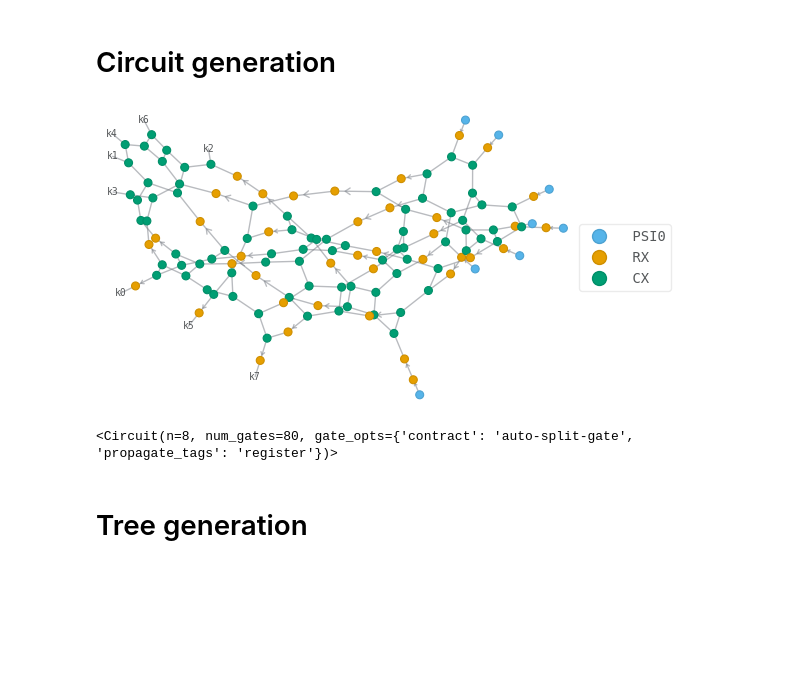
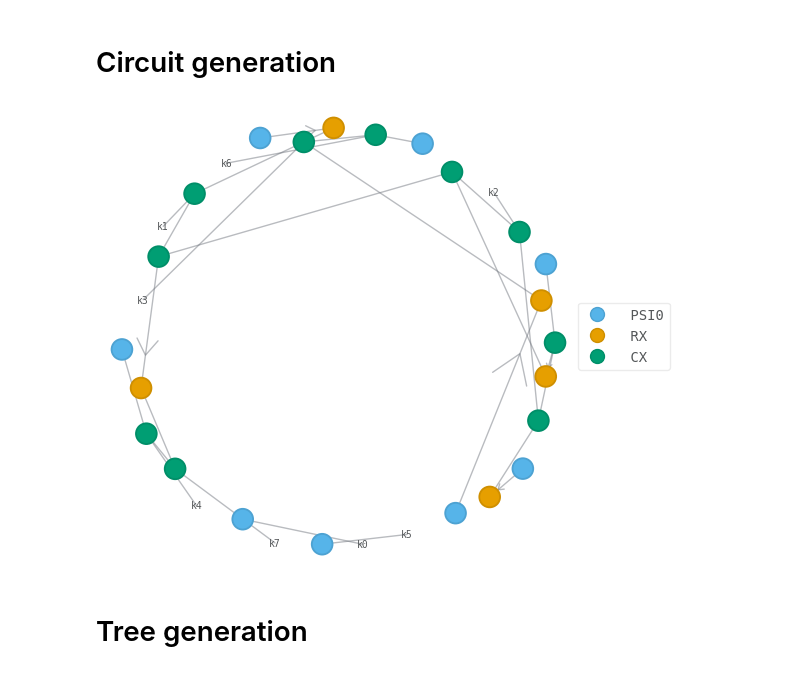
Before and after one commit to quantum-brutus/Tensor_Networks_topology, a Jupyter notebook: random_tree_benchmark.ipynb, the cells around one changed output. Saved outputs shown, nothing was run; the diff lists cells and outputs as text; code cells hidden in the pictures; blank space fills up the shorter version.

Commit message:
benchmarks trees

```diff
--- a/random_tree_benchmark.ipynb
+++ b/random_tree_benchmark.ipynb
@@ -20,7 +21,7 @@ def generate_semi_random_entangled_circuits(num_qubits, num_layers, seed = None,
     ## 1ere idée : faire des circuits quantiques aléatoires intriqués fortement
     rng = np.random.default_rng(seed=seed)
     angles = 2 * np.pi * rng.random((num_layers, num_qubits))
-    print(angles)
+    # print(angles)
 
     # besoin du nombre de couche, de la seed du random
     circ = qtn.Circuit(N=num_qubits)
@@ -40,7 +41,7 @@ def generate_semi_random_entangled_circuits(num_qubits, num_layers, seed = None,
     if plot :
         circ.psi.draw(color=['PSI0', 'RX', 'CX'])
 
-    print(circ)
+    # print(circ)
     return circ
 
 
@@ -51,10 +52,15 @@ def plot_connectivity_and_max_mst(circ, return_adjacency_matrix=False, plot = Fa
     G = nx.Graph()
     edge_weights = defaultdict(int)
 
+    # make sur all qubits are part of the graph/tree
+    for q1 in range(circ.N):
+        for q2 in range(circ.N):
+            edge_weights[(q1, q2)] += 1
+
     for gate in circ.gates:
         if len(gate.qubits) == 2:
             q1, q2 = sorted(gate.qubits)
-            edge_weights[(q1, q2)] += 1
+            edge_weights[(q1, q2)] += 5
 
     for (q1, q2), weight in edge_weights.items():
         G.add_edge(q1, q2, weight=weight)
@@ -116,38 +122,70 @@ def generate_random_entangled_circuits(num_qubits, num_layers, seed1=None, seed2
     cnot_pairs = [
         pairs[i * num_qubits:(i + 1) * num_qubits]
         for i in range(num_layers)
     ]
 
     # --- Construction du circuit ---
     circ = qtn.Circuit(N=num_qubits)
 
     for i in range(num_layers):
         for qubit in range(num_qubits):
             circ.rx(theta=angles[i][qubit], i=qubit)
 
         for ctrl, tgt in cnot_pairs[i]:
             circ.cnot(ctrl, tgt)
 
     # --- Affichage optionnel ---
     if plot:
         circ.psi.draw(color=['PSI0', 'RX', 'CX'])
 
-    print(circ)
+    # print(circ)
     return circ
 
+def generate_random_circuit(num_qubits,num_gates,seed1=None,seed2=None,plot=False):
+    circ = qtn.Circuit(N=num_qubits)
 
-circ = generate_random_entangled_circuits(
+    rng_angles = np.random.default_rng(seed=seed1)
+    angles = rng_angles.random(num_gates)
+
+    rng_cnots = np.random.default_rng(seed=None)
+    cnots = []
+
+    while len(cnots) < num_gates:
+        ctrl,tgt = rng_cnots.integers(low=0,high=num_qubits,size = 2)
+        if ctrl != tgt:
+            cnots.append([ctrl,tgt])
+
+    for i in range(num_gates):
+        ctrl = cnots[i][0]
+        tgt = cnots[i][1]
+        # print(ctrl,tgt)
+
+        circ.rx(theta=angles[i], i=tgt)
+        circ.cnot(ctrl, tgt)
+
+    if plot:
+        circ.psi.draw(color=['PSI0', 'RX', 'CX'],iterations=100, k=6)
+    return circ
+
+# circ = generate_random_entangled_circuits(
+#     num_qubits=8,
+#     num_layers=5,
+#     seed1=123,
+#     seed2=453,
+#     plot=True
+# )
+
+circ = generate_random_circuit(
     num_qubits=8,
-    num_layers=5,
+    num_gates=5,
     seed1=123,
     seed2=453,
     plot=True
 )
 
 G, mst, adj = plot_connectivity_and_max_mst(circ, return_adjacency_matrix=True)
 # %% [output]
-[figure, old version]
+[figure, new version]
-<Circuit(n=8, num_gates=80, gate_opts={'contract': 'auto-split-gate', 'propagate_tags': 'register'})>
 # %% [markdown]
 # Tree generation
 # %%
```
Also changed, not shown: parts of 5 cells of this notebook.
